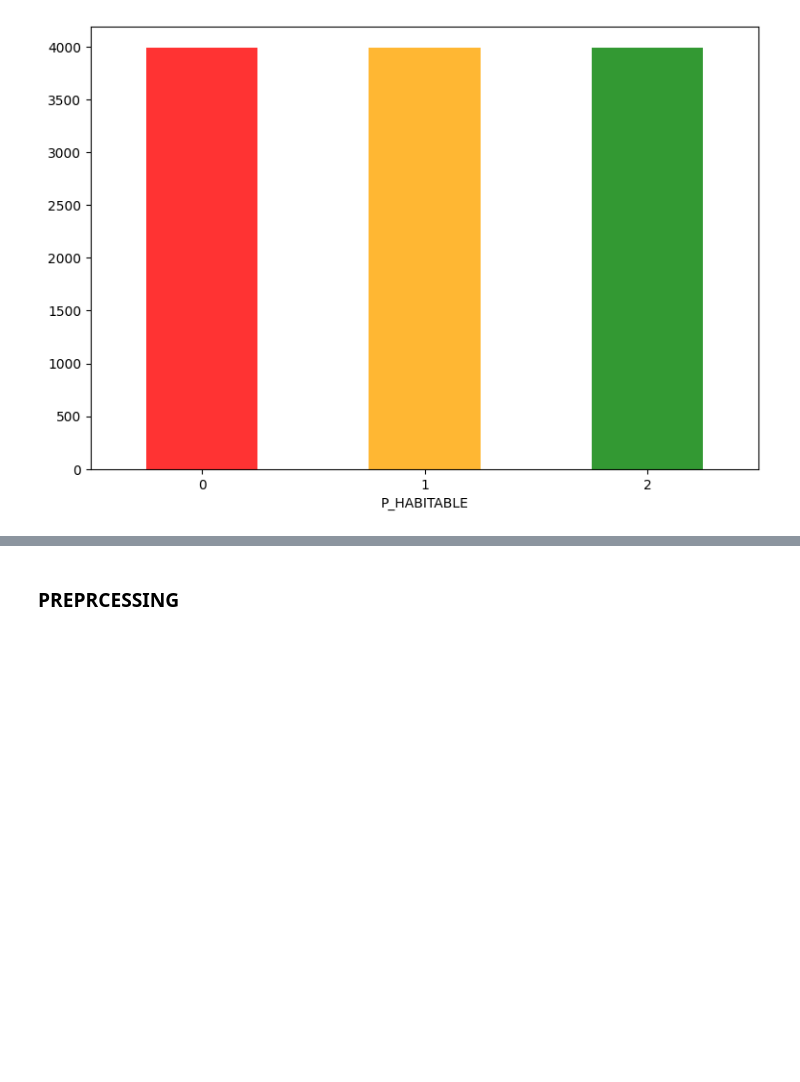
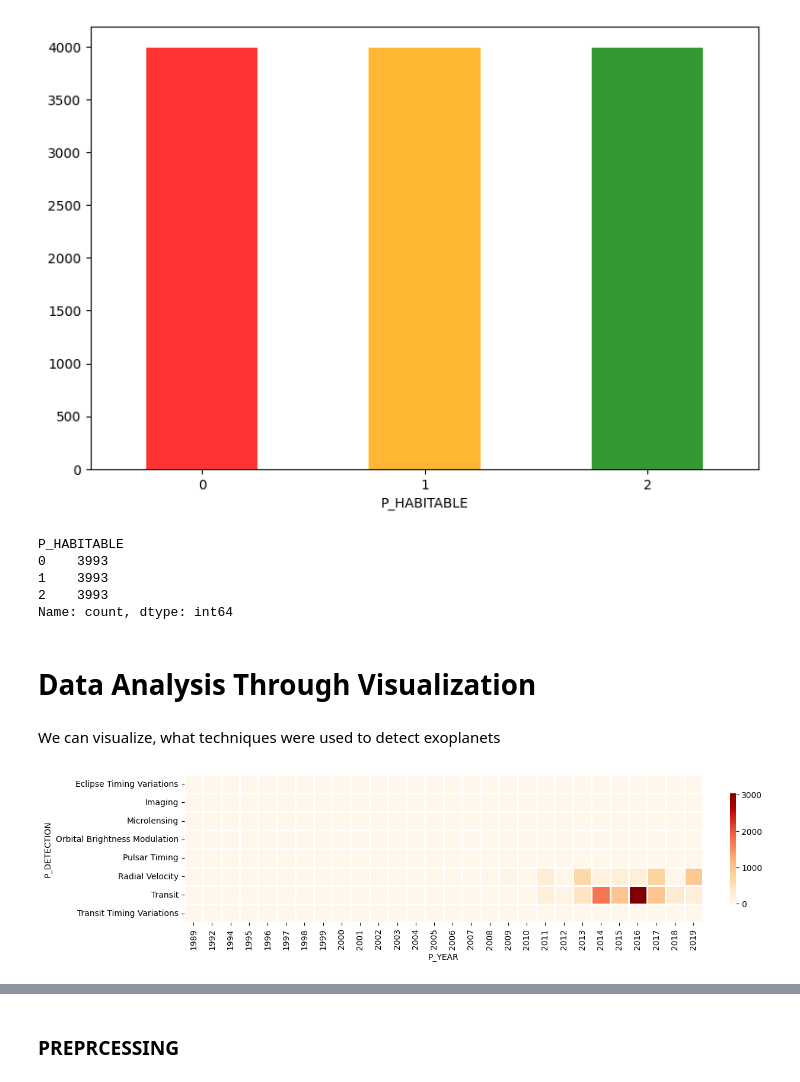
Before and after one commit to Ridima28/Exoplanet-Habitability-Classification, a Jupyter notebook: models/main.ipynb, the cells around one changed output, grey strips where cells are left out. Drawn from its saved outputs; the diff is of its cells as text; code cells hidden in the pictures; blank space fills up the shorter version.

Commit message:
data visualization

```diff
--- a/models/main.ipynb
+++ b/models/main.ipynb
@@ -152,3 +152,28 @@ plt.savefig("Resampled-plot.png")
 plt.show()
 # %% [output]
 [figure]
+# %%
+oversampled['P_HABITABLE'].value_counts()
+# %% [output]
+P_HABITABLE
+0    3993
+1    3993
+2    3993
+Name: count, dtype: int64
+# %% [markdown]
+# **Data Analysis Through Visualization**
+# %% [markdown]
+We can visualize, what techniques were used to detect exoplanets
+# %%
+planet_detect = (oversampled.groupby("P_DETECTION").filter(lambda x: len(x)>5)).groupby(['P_DETECTION', 'P_YEAR']).size().unstack(fill_value=0)
+
+plt.figure(figsize=(12,12))
+g = sns.heatmap(
+    planet_detect,
+    square=True,
+    cbar_kws={'fraction' : 0.01},
+    cmap='OrRd',
+    linewidth=1
+)
+# %% [output]
+[figure, added]
```
Also changed, not shown: parts of 8 cells of this notebook.
